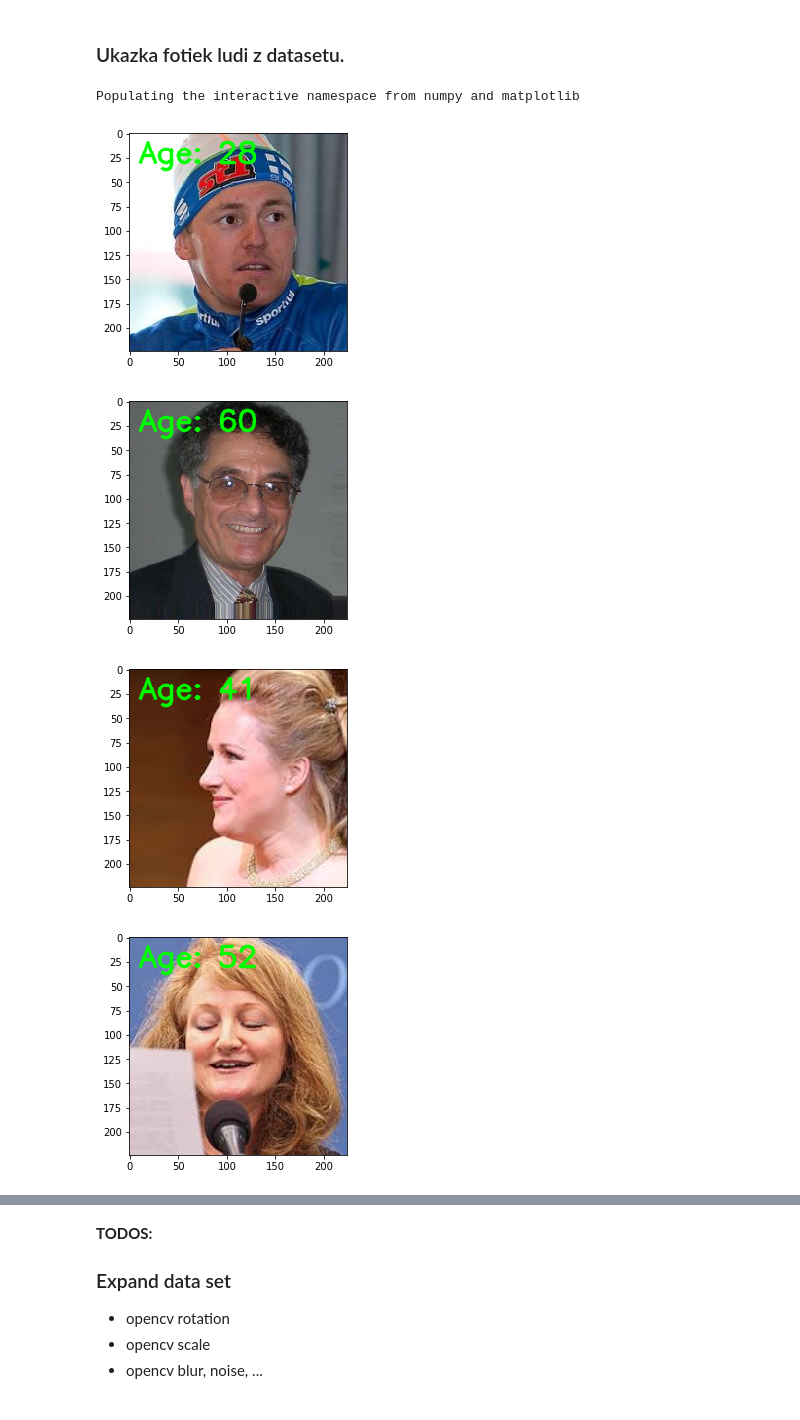
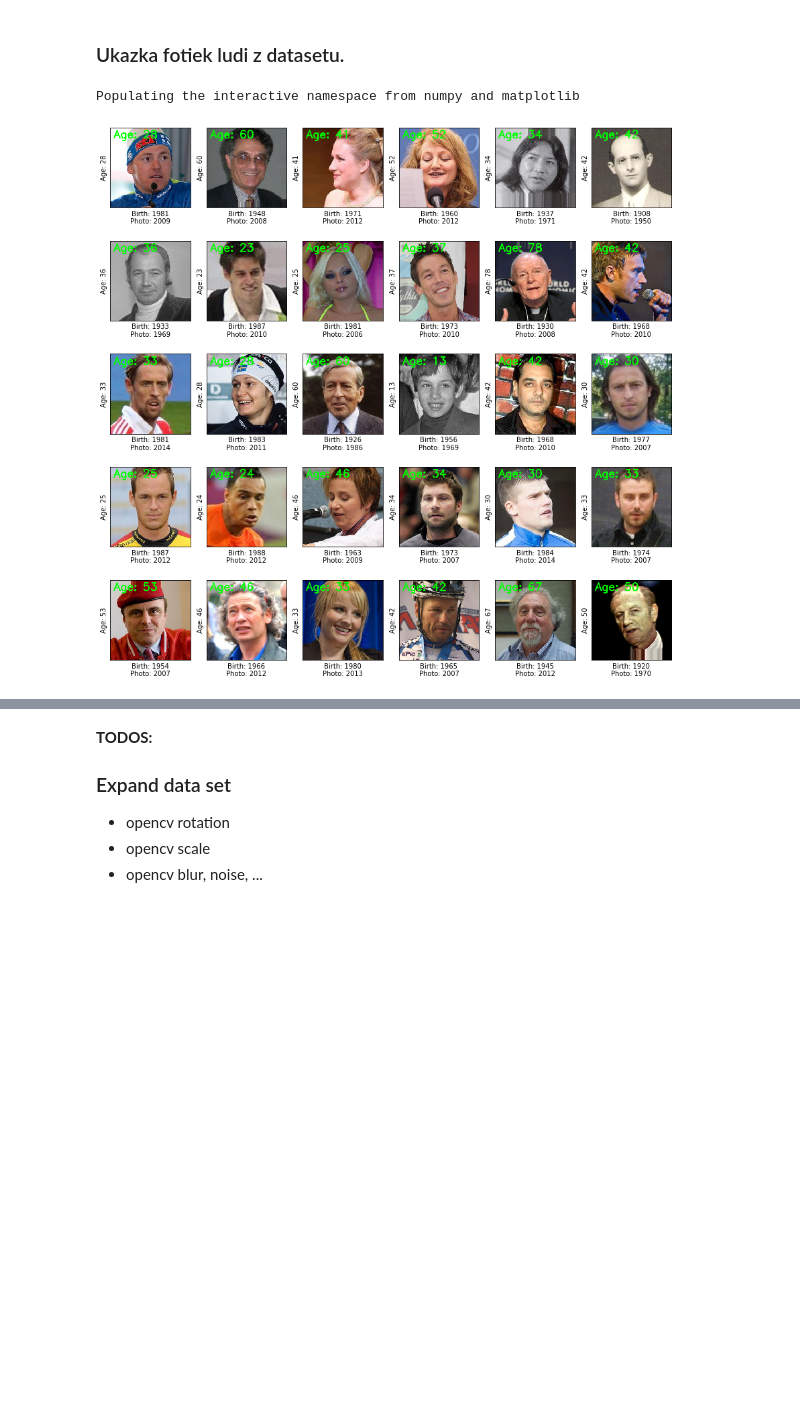
Before and after one commit to EdvinM/FIIT_NS_Mako_Schrojf, a Jupyter notebook: notebooks/Data_Analysis.ipynb, the cells around one changed output, grey strips where cells are left out. Saved outputs shown, nothing was run; the diff lists cells and outputs as text; code cells hidden in the pictures; blank space fills up the shorter version.

Commit message:
Progress on Data Analysis and Exp.1 inside NN notebook

```diff
--- a/notebooks/Data_Analysis.ipynb
+++ b/notebooks/Data_Analysis.ipynb
@@ -349,30 +372,34 @@ Dlzka dataframeu: 22578
 # %% [markdown]
 ### Ukazka fotiek ludi z datasetu.
 # %%
-import cv2
 %pylab inline
 
 font = cv2.FONT_HERSHEY_SIMPLEX
+plt.figure(figsize=(15,15))
 
-for i in range(10):
-    age = 'Age: ' + str(age_wiki_df['age'][int(i)])
-    image_path = '../data/raw/wiki_crop/' + str(age_wiki_df['full_path'][int(i)])
+for i in range(30):
+    plt.subplot(5, 6, i+1)
+    plt.xticks([])
+    plt.yticks([])
+    plt.grid(False)
+
+    age = 'Age: ' + str(age_wiki_df['age'][i])
+    image_path = '../data/raw/wiki_crop/' + str(age_wiki_df['full_path'][i])
 
     im = cv2.imread(image_path)
     im_resized = cv2.resize(im, (224, 224), interpolation=cv2.INTER_LINEAR)
 
     cv2.putText(im_resized, age, (10,30), font, 1, (0, 255, 0), 2, cv2.LINE_AA)
 
-    plt.imshow(cv2.cvtColor(im_resized, cv2.COLOR_BGR2RGB))
-    plt.show()
+    plt.imshow(cv2.cvtColor(im_resized, cv2.COLOR_BGR2RGB), cmap=plt.cm.binary)
 
-    # load file
-    # show plot
-    # print age
-    # resize to 224x224x3 (https://github.com/matus-pikuliak/neural_networks_at_fiit/blob/92b24eef8e6444c43a22e8fa51a349b3b1043a7c/week_7/week_7.ipynb)
+    plt.ylabel(age)
+    label = "" # age + "\n"
+    label = label + "Birth: " + str(age_wiki_df['year_of_birth'][i])
+    label = label + "\nPhoto: " + str(age_wiki_df['photo_taken'][i])
+    plt.xlabel(label)
+
+plt.show()
 # %% [output]
 Populating the interactive namespace from numpy and matplotlib
-[figure, old version]
+[figure, new version]
-[figure, removed]
-[figure, removed]
-[figure, removed]
```
Also changed, not shown: parts of 13 cells of this notebook, 1 other file.
